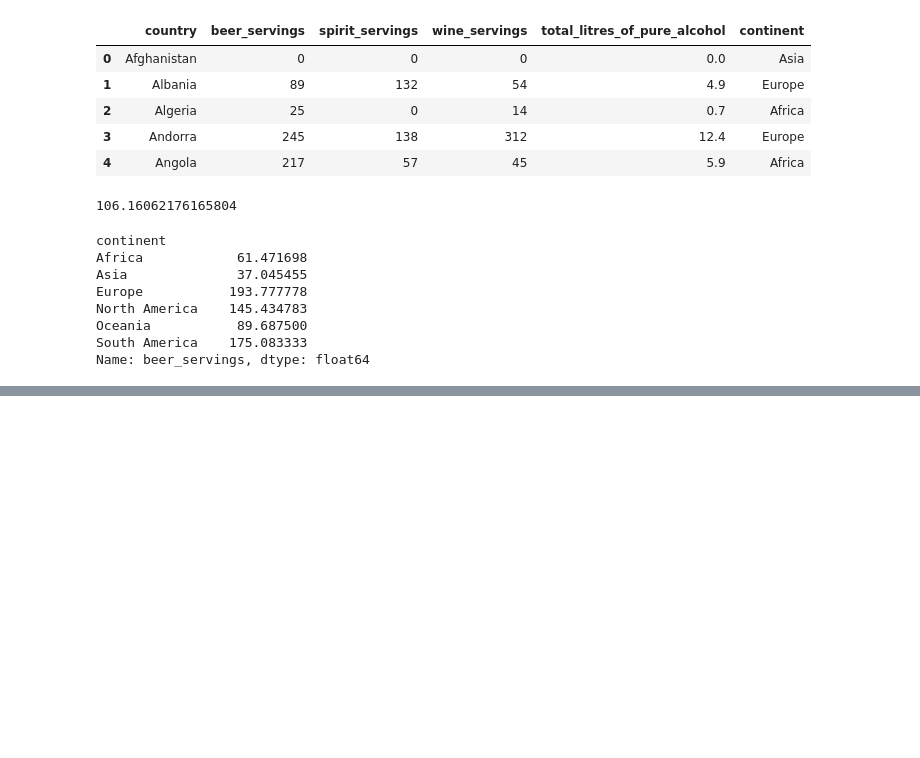
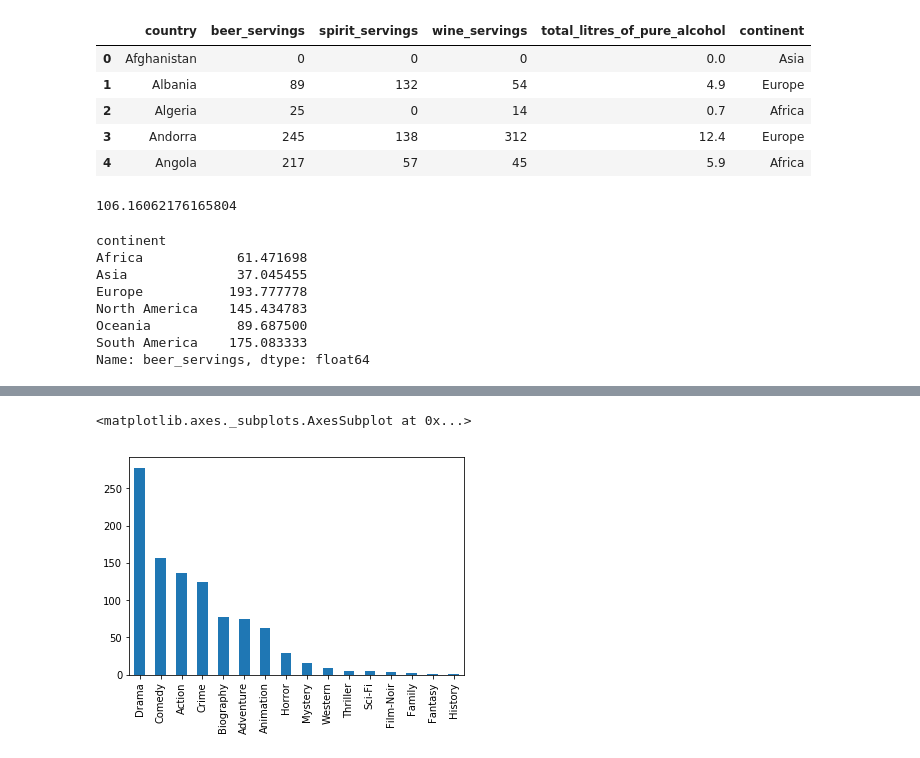
Before and after one commit to Karn-Tiwari-3003/Data-Analytics, a Jupyter notebook: DA Week 1( Data Science 2).ipynb, the cells around one changed output, grey strips where cells are left out. Drawn from its saved outputs; the diff is of its cells as text; code cells hidden in the pictures; blank space fills up the shorter version.

```diff
--- a/DA Week 1( Data Science 2).ipynb
+++ b/DA Week 1( Data Science 2).ipynb
@@ -28,0 +302,5 @@ Name: beer_servings, dtype: float64
+# %%
+movies.genre.value_counts().plot(kind = 'bar')
+# %% [output]
+<matplotlib.axes._subplots.AxesSubplot at 0x...>
+[figure, added]
```
Also changed, not shown: parts of 143 cells of this notebook, 4 other files.
